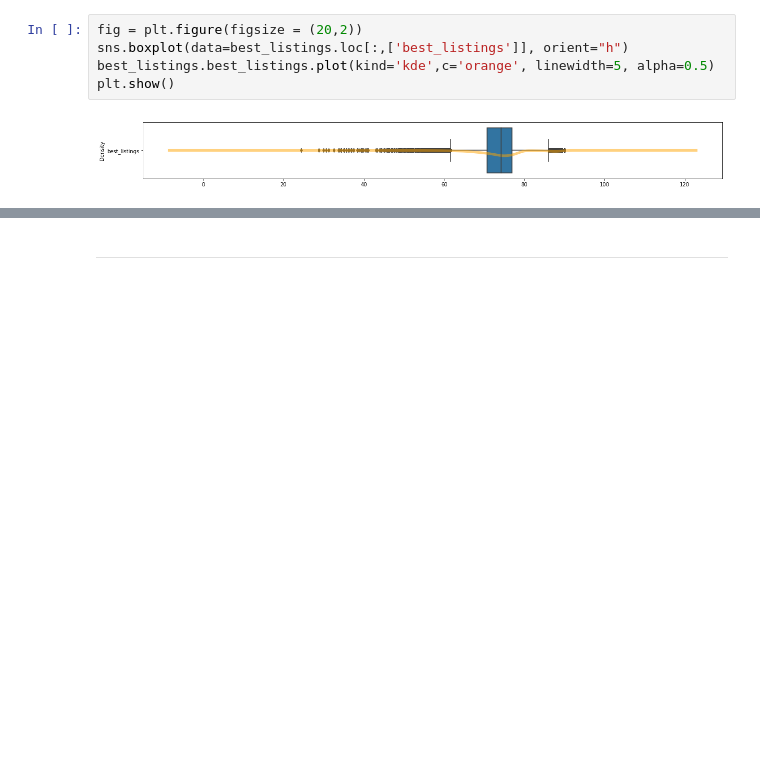
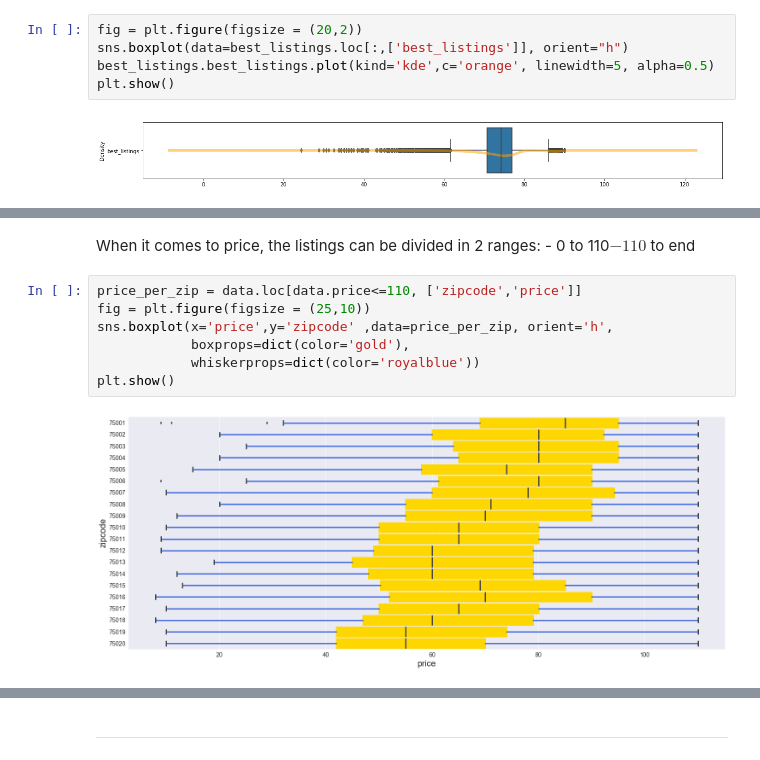
Before and after one commit to leegare/Airbnb-User-Preference-on-Listings, a Jupyter notebook: notebook/P4_Project.ipynb, the cells around one changed output, grey strips where cells are left out. Cells and saved outputs as stored; diff of their text form; blank space fills up the shorter version.

```diff
--- a/notebook/P4_Project.ipynb
+++ b/notebook/P4_Project.ipynb
@@ -152,0 +196,13 @@ plt.show()
+# %% [markdown]
+When it comes to price, the listings can be divided in 2 ranges:
+    - 0 to 110$
+    - 110$ to end
+# %%
+price_per_zip = data.loc[data.price<=110, ['zipcode','price']]
+fig = plt.figure(figsize = (25,10))
+sns.boxplot(x='price',y='zipcode' ,data=price_per_zip, orient='h',
+            boxprops=dict(color='gold'),
+            whiskerprops=dict(color='royalblue'))
+plt.show()
+# %% [output]
+[figure, added]
```
Also changed, not shown: parts of 45 cells of this notebook, 12 other files.
